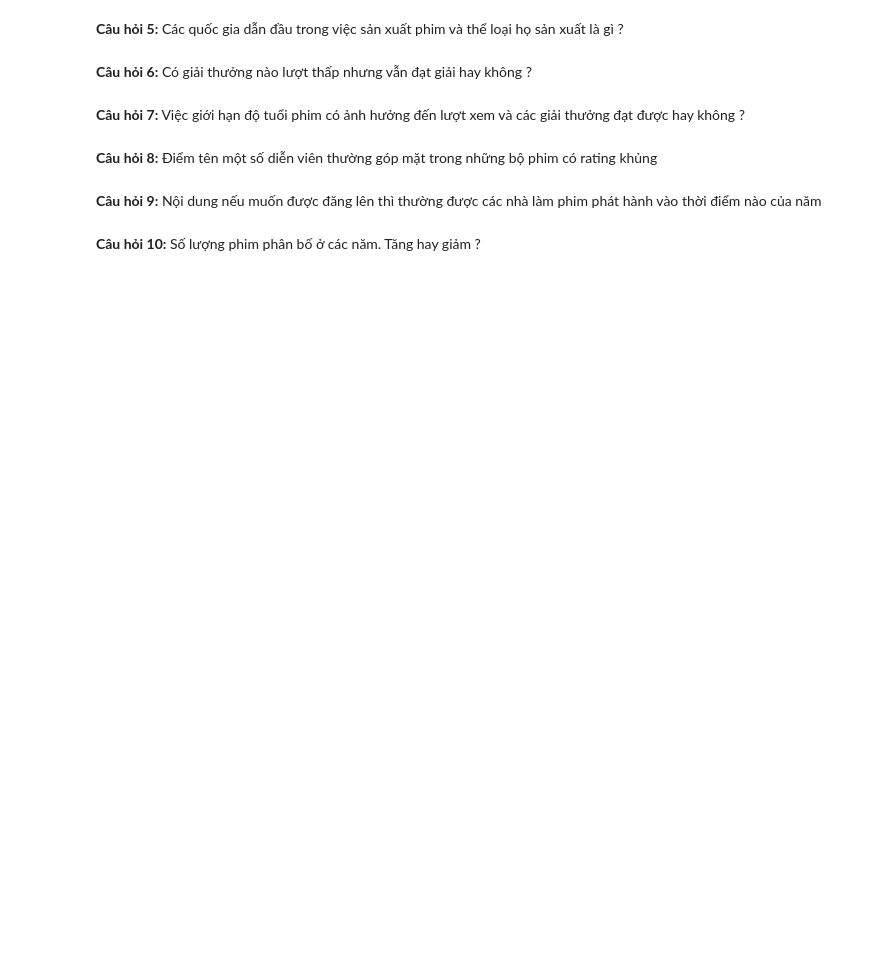
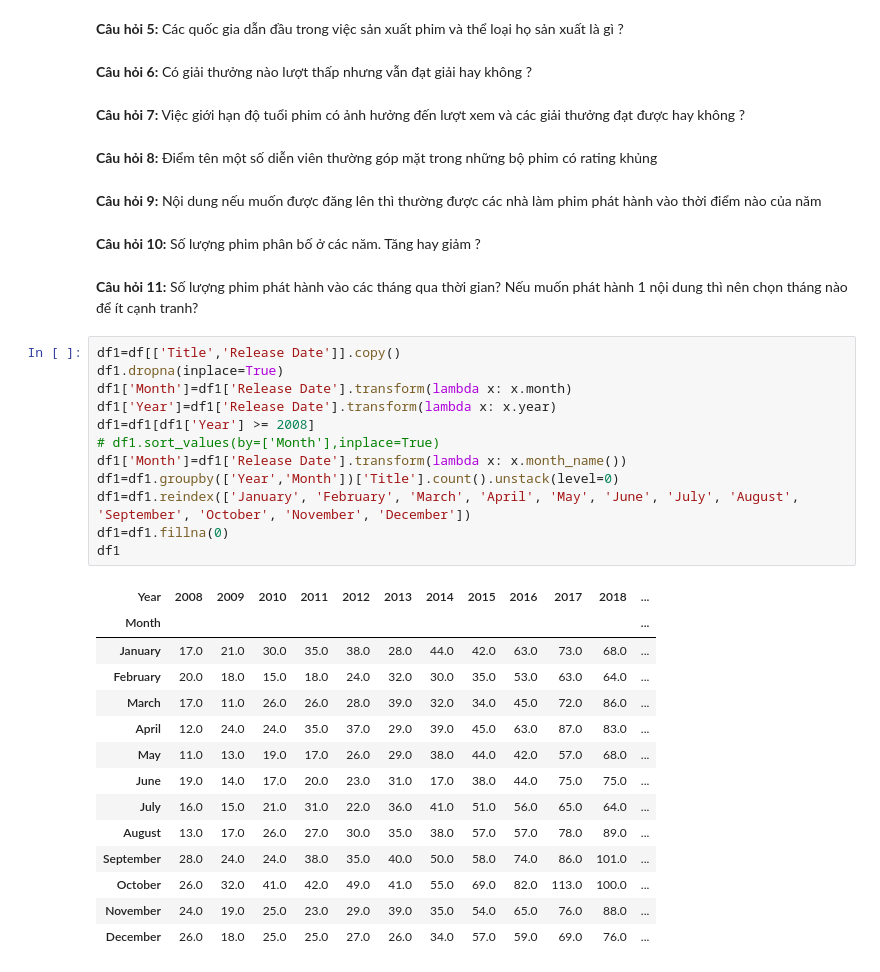
Before and after one commit to VienHaiYen/Netflix-dataset-2021, a Jupyter notebook: main.ipynb, the cells around one changed output. Cells and saved outputs as stored; diff of their text form; blank space fills up the shorter version.

```diff
--- a/main.ipynb
+++ b/main.ipynb
@@ -168,3 +168,32 @@ array([(0, 0.5), (1, 2), (2, nan), (0.5, 1), (nan, nan)], dtype=object)
 **Câu hỏi 9:** Nội dung nếu muốn được đăng lên thì thường được các nhà làm phim phát hành vào thời điểm nào của năm
 # %% [markdown]
 **Câu hỏi 10:** Số lượng phim phân bố ở các năm. Tăng hay giảm ?
+# %% [markdown]
+**Câu hỏi 11:** Số lượng phim phát hành vào các tháng qua thời gian? Nếu muốn phát hành 1 nội dung thì nên chọn tháng nào để ít cạnh tranh?
+# %%
+df1=df[['Title','Release Date']].copy()
+df1.dropna(inplace=True)
+df1['Month']=df1['Release Date'].transform(lambda x: x.month)
+df1['Year']=df1['Release Date'].transform(lambda x: x.year)
+df1=df1[df1['Year'] >= 2008]
+# df1.sort_values(by=['Month'],inplace=True)
+df1['Month']=df1['Release Date'].transform(lambda x: x.month_name())
+df1=df1.groupby(['Year','Month'])['Title'].count().unstack(level=0)
+df1=df1.reindex(['January', 'February', 'March', 'April', 'May', 'June', 'July', 'August', 'September', 'October', 'November', 'December'])
+df1=df1.fillna(0)
+df1
+# %% [output]
+| Year | 2008 | 2009 | 2010 | 2011 | 2012 | 2013 | 2014 | 2015 | 2016 | 2017 | 2018 | ... |
+| Month |  |  |  |  |  |  |  |  |  |  |  | ... |
+| January | 17.0 | 21.0 | 30.0 | 35.0 | 38.0 | 28.0 | 44.0 | 42.0 | 63.0 | 73.0 | 68.0 | ... |
+| February | 20.0 | 18.0 | 15.0 | 18.0 | 24.0 | 32.0 | 30.0 | 35.0 | 53.0 | 63.0 | 64.0 | ... |
+| March | 17.0 | 11.0 | 26.0 | 26.0 | 28.0 | 39.0 | 32.0 | 34.0 | 45.0 | 72.0 | 86.0 | ... |
+| April | 12.0 | 24.0 | 24.0 | 35.0 | 37.0 | 29.0 | 39.0 | 45.0 | 63.0 | 87.0 | 83.0 | ... |
+| May | 11.0 | 13.0 | 19.0 | 17.0 | 26.0 | 29.0 | 38.0 | 44.0 | 42.0 | 57.0 | 68.0 | ... |
+| June | 19.0 | 14.0 | 17.0 | 20.0 | 23.0 | 31.0 | 17.0 | 38.0 | 44.0 | 75.0 | 75.0 | ... |
+| July | 16.0 | 15.0 | 21.0 | 31.0 | 22.0 | 36.0 | 41.0 | 51.0 | 56.0 | 65.0 | 64.0 | ... |
+| August | 13.0 | 17.0 | 26.0 | 27.0 | 30.0 | 35.0 | 38.0 | 57.0 | 57.0 | 78.0 | 89.0 | ... |
+| September | 28.0 | 24.0 | 24.0 | 38.0 | 35.0 | 40.0 | 50.0 | 58.0 | 74.0 | 86.0 | 101.0 | ... |
+| October | 26.0 | 32.0 | 41.0 | 42.0 | 49.0 | 41.0 | 55.0 | 69.0 | 82.0 | 113.0 | 100.0 | ... |
+| November | 24.0 | 19.0 | 25.0 | 23.0 | 29.0 | 39.0 | 35.0 | 54.0 | 65.0 | 76.0 | 88.0 | ... |
+| December | 26.0 | 18.0 | 25.0 | 25.0 | 27.0 | 26.0 | 34.0 | 57.0 | 59.0 | 69.0 | 76.0 | ... |
```
Also changed, not shown: parts of 2 cells of this notebook.
